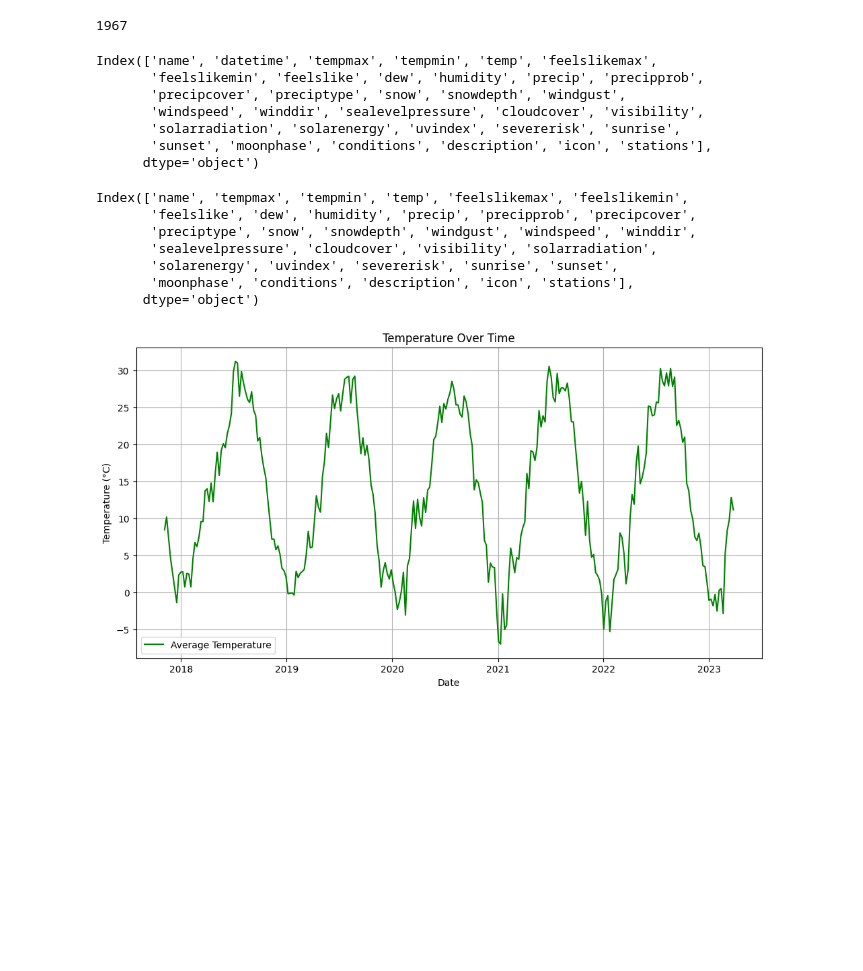
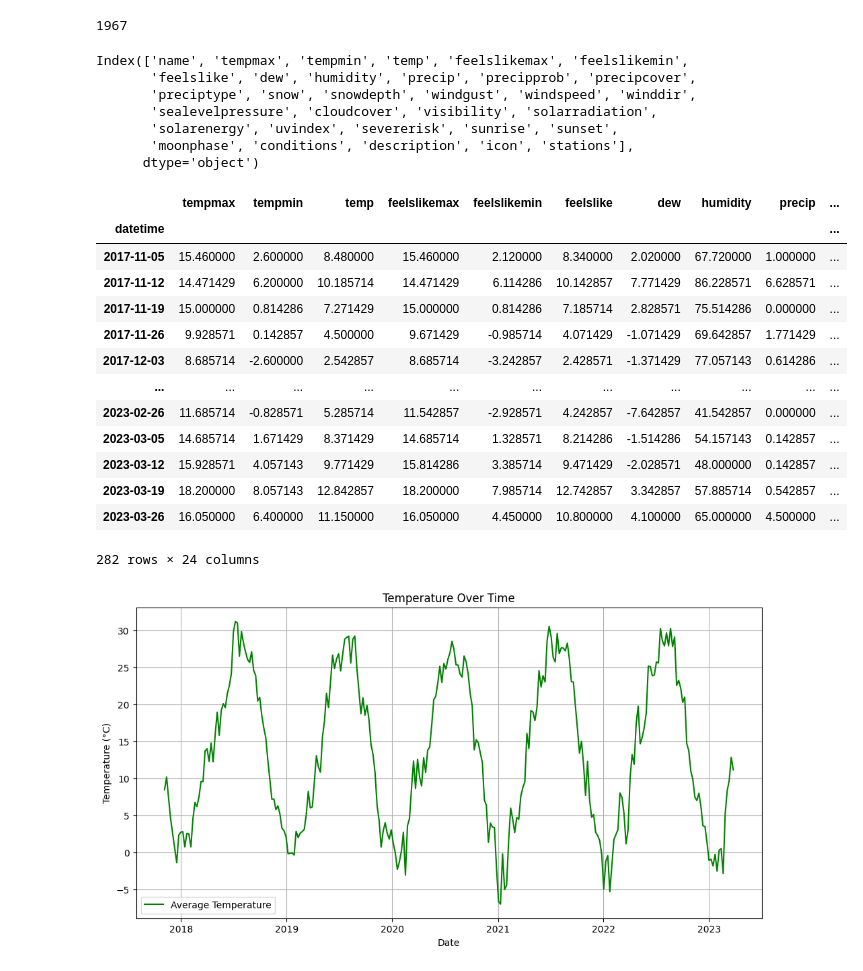
Before and after one commit to ManeMkh/Yerevan-mean-temperature-forecasting, a Jupyter notebook: Yerevan_weather_forecasting.ipynb, the cells around one changed output. Cells and saved outputs as stored; diff of their text form; code cells hidden in the pictures; blank space fills up the shorter version.

```diff
--- a/Yerevan_weather_forecasting.ipynb
+++ b/Yerevan_weather_forecasting.ipynb
@@ -82,16 +73,6 @@ df['datetime'] = pd.to_datetime(df['datetime'])
 df.severerisk.isna().sum()
 # %% [output]
 1967
-# %%
-df.columns
-# %% [output]
-Index(['name', 'datetime', 'tempmax', 'tempmin', 'temp', 'feelslikemax',
-       'feelslikemin', 'feelslike', 'dew', 'humidity', 'precip', 'precipprob',
-       'precipcover', 'preciptype', 'snow', 'snowdepth', 'windgust',
-       'windspeed', 'winddir', 'sealevelpressure', 'cloudcover', 'visibility',
-       'solarradiation', 'solarenergy', 'uvindex', 'severerisk', 'sunrise',
-       'sunset', 'moonphase', 'conditions', 'description', 'icon', 'stations'],
-      dtype='object')
 # %%
 df.set_index('datetime', inplace=True)
 # %%
@@ -108,6 +89,23 @@ Index(['name', 'tempmax', 'tempmin', 'temp', 'feelslikemax', 'feelslikemin',
 # Resample the data to weekly means
 weekly_means = df.resample('W').mean(numeric_only=True)
 df = weekly_means
+# %%
+df
+# %% [output]
+|  | tempmax | tempmin | temp | feelslikemax | feelslikemin | feelslike | dew | humidity | precip | ... |
+| datetime |  |  |  |  |  |  |  |  |  | ... |
+| 2017-11-05 | 15.460000 | 2.600000 | 8.480000 | 15.460000 | 2.120000 | 8.340000 | 2.020000 | 67.720000 | 1.000000 | ... |
+| 2017-11-12 | 14.471429 | 6.200000 | 10.185714 | 14.471429 | 6.114286 | 10.142857 | 7.771429 | 86.228571 | 6.628571 | ... |
+| 2017-11-19 | 15.000000 | 0.814286 | 7.271429 | 15.000000 | 0.814286 | 7.185714 | 2.828571 | 75.514286 | 0.000000 | ... |
+| 2017-11-26 | 9.928571 | 0.142857 | 4.500000 | 9.671429 | -0.985714 | 4.071429 | -1.071429 | 69.642857 | 1.771429 | ... |
+| 2017-12-03 | 8.685714 | -2.600000 | 2.542857 | 8.685714 | -3.242857 | 2.428571 | -1.371429 | 77.057143 | 0.614286 | ... |
+| ... | ... | ... | ... | ... | ... | ... | ... | ... | ... | ... |
+| 2023-02-26 | 11.685714 | -0.828571 | 5.285714 | 11.542857 | -2.928571 | 4.242857 | -7.642857 | 41.542857 | 0.000000 | ... |
+| 2023-03-05 | 14.685714 | 1.671429 | 8.371429 | 14.685714 | 1.328571 | 8.214286 | -1.514286 | 54.157143 | 0.142857 | ... |
+| 2023-03-12 | 15.928571 | 4.057143 | 9.771429 | 15.814286 | 3.385714 | 9.471429 | -2.028571 | 48.000000 | 0.142857 | ... |
+| 2023-03-19 | 18.200000 | 8.057143 | 12.842857 | 18.200000 | 7.985714 | 12.742857 | 3.342857 | 57.885714 | 0.542857 | ... |
+| 2023-03-26 | 16.050000 | 6.400000 | 11.150000 | 16.050000 | 4.450000 | 10.800000 | 4.100000 | 65.000000 | 4.500000 | ... |
+282 rows × 24 columns
 # %%
 plt.figure(figsize=(12, 6))
 plt.plot(df.index, df['temp'], label='Average Temperature', color='green')
```
Also changed, not shown: parts of 5 cells of this notebook, 2 other files.
